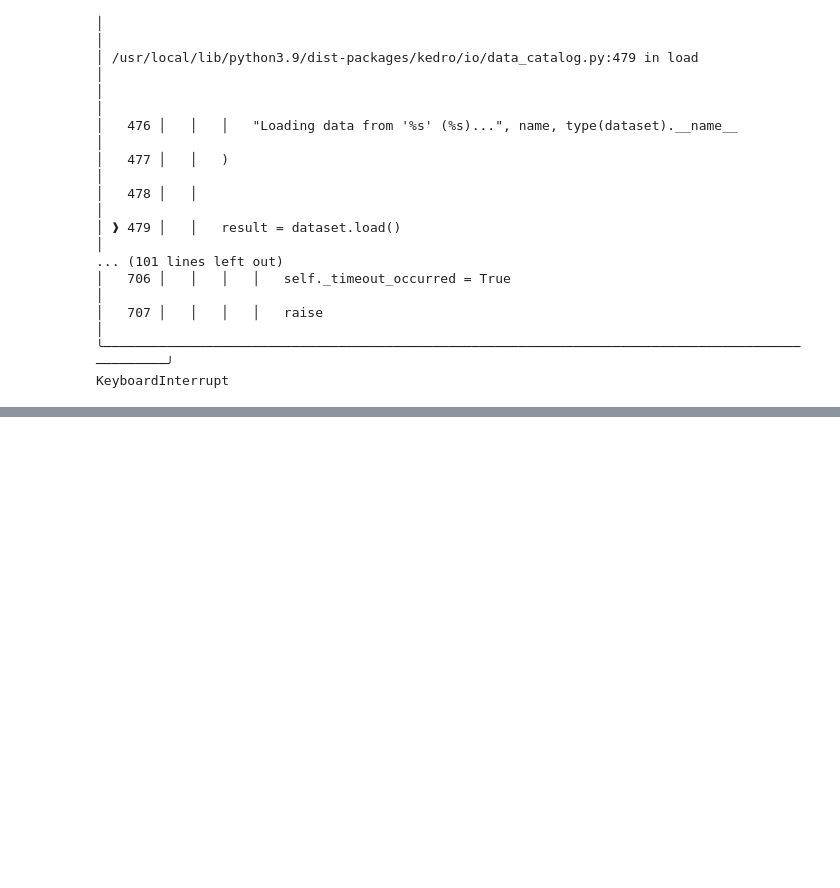
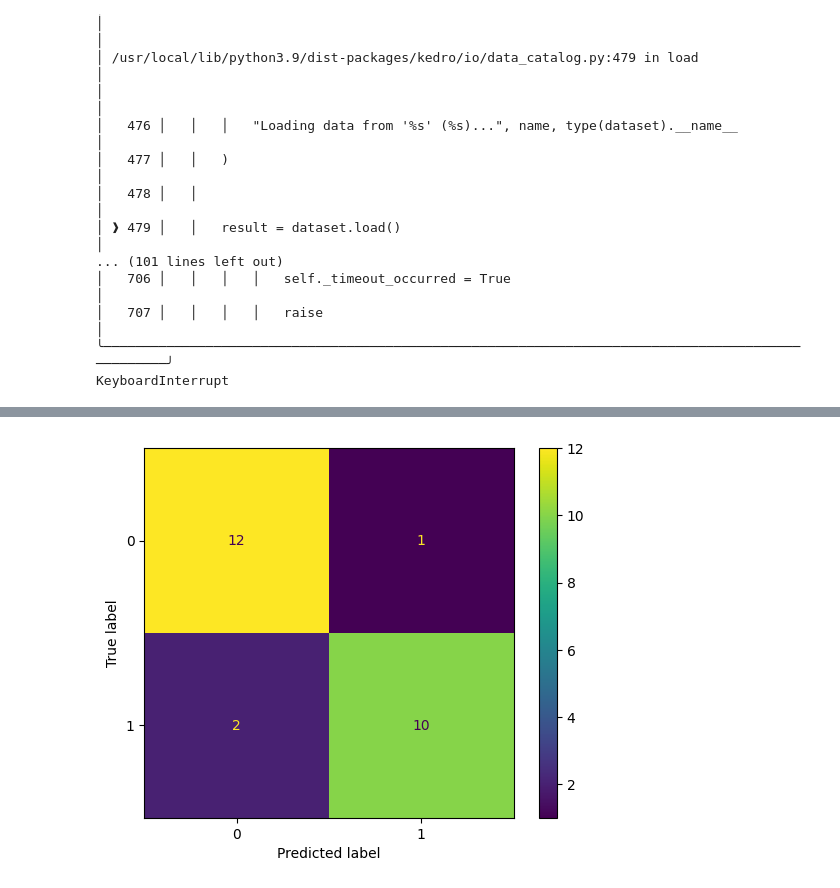
Before and after one commit to danielperezefremova-tomtom/dnn_name_matching, a Jupyter notebook: notebooks/Untitled.ipynb, the cells around one changed output, grey strips where cells are left out. Drawn from its saved outputs; the diff is of its cells as text; code cells hidden in the pictures; blank space fills up the shorter version.

```diff
--- a/notebooks/Untitled.ipynb
+++ b/notebooks/Untitled.ipynb
@@ -191,0 +259,3 @@ KeyboardInterrupt
+# %%
+disp.figure_
+# %% [output]
@@ -191,0 +263 @@ KeyboardInterrupt
+[figure, added]
```
Also changed, not shown: parts of 18 cells of this notebook, 13 other files.
